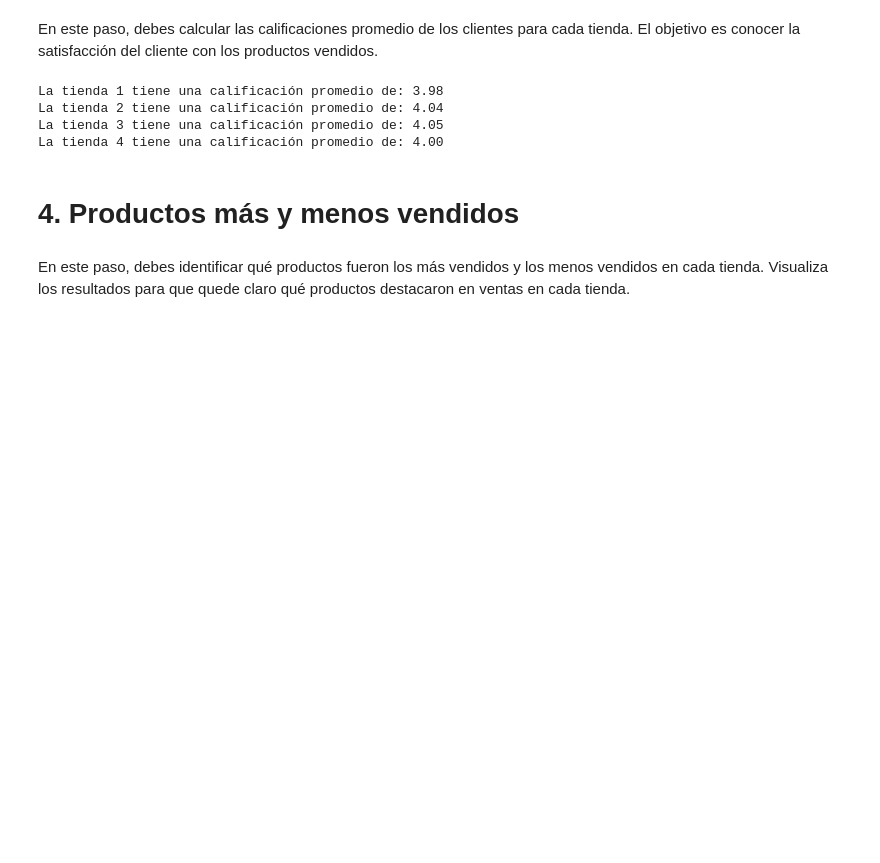
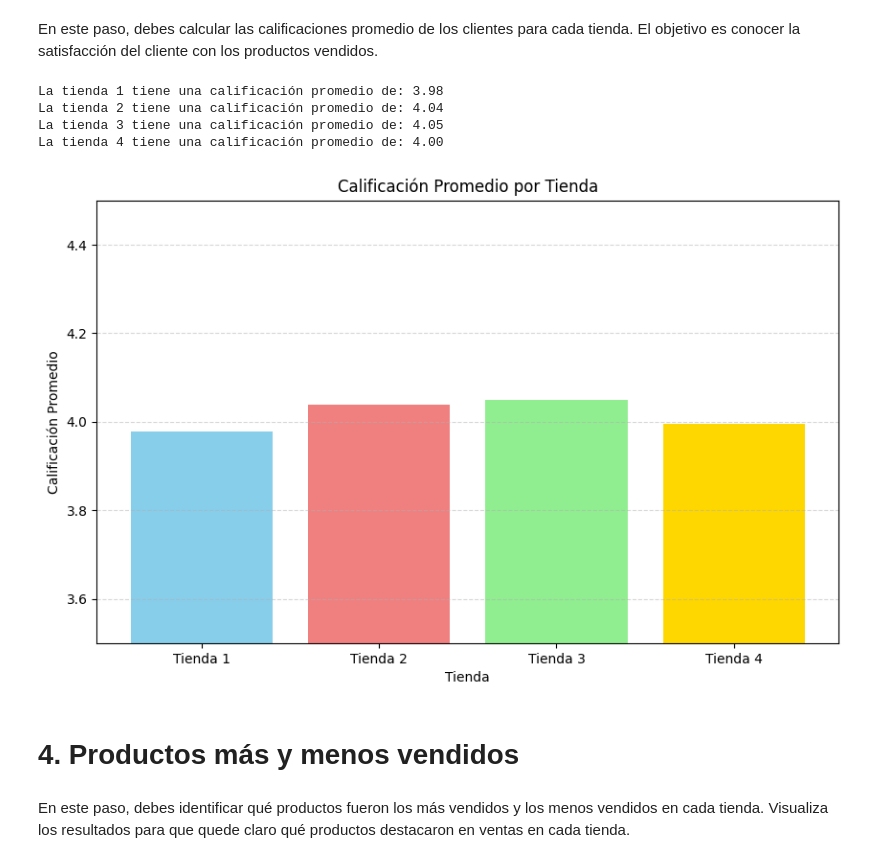
Before and after one commit to RubenAndreeB/challenge1_data-science_alura-store, a Jupyter notebook: AluraStoreLatam.ipynb, the cells around one changed output. Drawn from its saved outputs; the diff is of its cells as text; code cells hidden in the pictures; blank space fills up the shorter version.

```diff
--- a/AluraStoreLatam.ipynb
+++ b/AluraStoreLatam.ipynb
@@ -122,6 +152,20 @@ La tienda 1 tiene una calificación promedio de: 3.98
 La tienda 2 tiene una calificación promedio de: 4.04
 La tienda 3 tiene una calificación promedio de: 4.05
 La tienda 4 tiene una calificación promedio de: 4.00
+# %%
+calificaciones_promedio = [cal_tienda, cal_tienda2, cal_tienda3, cal_tienda4]
+nombres_tiendas = ['Tienda 1', 'Tienda 2', 'Tienda 3', 'Tienda 4']
+
+plt.figure(figsize=(10, 6)) # Aumentar el tamaño para un gráfico horizontal
+plt.bar(nombres_tiendas, calificaciones_promedio, color=colores)
+plt.ylabel('Calificación Promedio')
+plt.xlabel('Tienda')
+plt.title('Calificación Promedio por Tienda')
+plt.ylim(3.5, 4.5)
+plt.grid(axis='y', linestyle='--', alpha=0.5)
+plt.show()
+# %% [output]
+[figure, added]
 # %% [markdown]
 # 4. Productos más y menos vendidos
 # %% [markdown]
```
Also changed, not shown: parts of 16 cells of this notebook.
